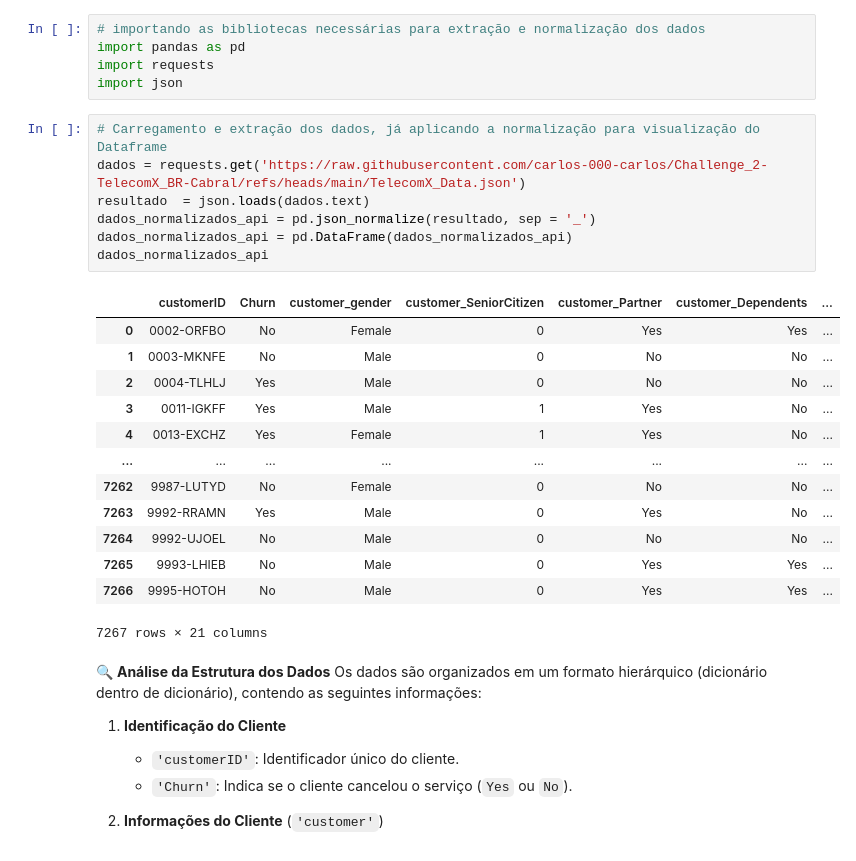
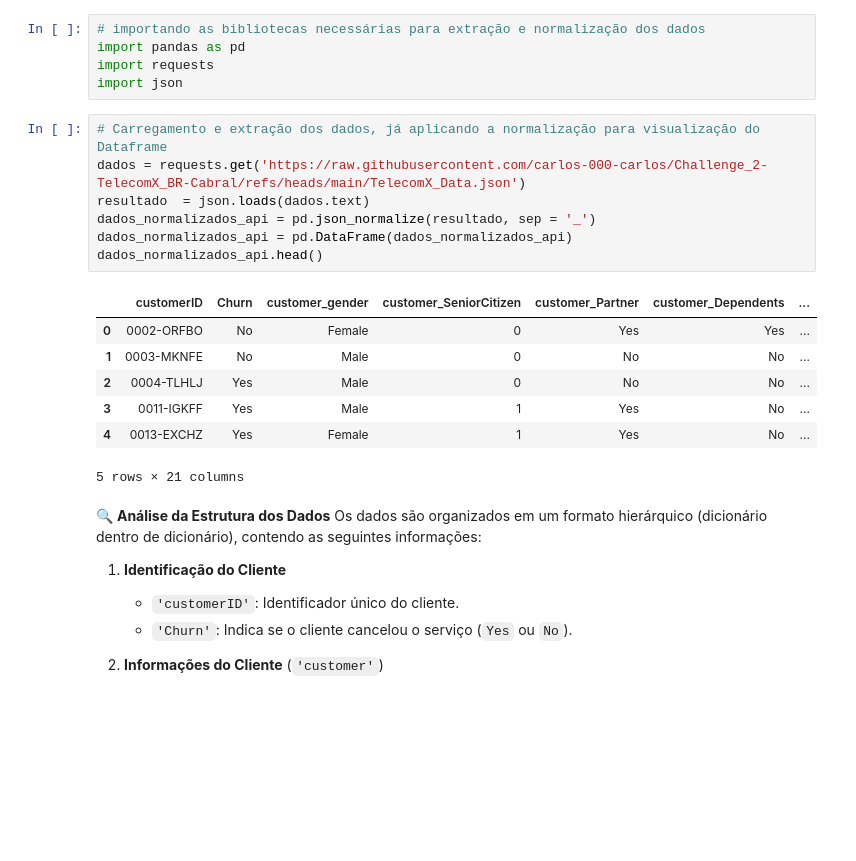
Before and after one commit to carlos-000-carlos/Challenge_2-TelecomX_BR-Cabral, a Jupyter notebook: TelecomX_BR.ipynb, the cells around one changed output. Drawn from its saved outputs; the diff is of its cells as text; blank space fills up the shorter version.

```diff
--- a/TelecomX_BR.ipynb
+++ b/TelecomX_BR.ipynb
@@ -10,24 +10,18 @@ import json
 # %%
 # Carregamento e extração dos dados, já aplicando a normalização para visualização do Dataframe
 dados = requests.get('https://raw.githubusercontent.com/carlos-000-carlos/Challenge_2-TelecomX_BR-Cabral/refs/heads/main/TelecomX_Data.json')
 resultado  = json.loads(dados.text)
 dados_normalizados_api = pd.json_normalize(resultado, sep = '_')
 dados_normalizados_api = pd.DataFrame(dados_normalizados_api)
-dados_normalizados_api
+dados_normalizados_api.head()
 # %% [output]
 |  | customerID | Churn | customer_gender | customer_SeniorCitizen | customer_Partner | customer_Dependents | ... |
 | 0 | 0002-ORFBO | No | Female | 0 | Yes | Yes | ... |
 | 1 | 0003-MKNFE | No | Male | 0 | No | No | ... |
 | 2 | 0004-TLHLJ | Yes | Male | 0 | No | No | ... |
 | 3 | 0011-IGKFF | Yes | Male | 1 | Yes | No | ... |
 | 4 | 0013-EXCHZ | Yes | Female | 1 | Yes | No | ... |
-| ... | ... | ... | ... | ... | ... | ... | ... |
-| 7262 | 9987-LUTYD | No | Female | 0 | No | No | ... |
-| 7263 | 9992-RRAMN | Yes | Male | 0 | Yes | No | ... |
-| 7264 | 9992-UJOEL | No | Male | 0 | No | No | ... |
-| 7265 | 9993-LHIEB | No | Male | 0 | Yes | Yes | ... |
-| 7266 | 9995-HOTOH | No | Male | 0 | Yes | Yes | ... |
-7267 rows × 21 columns
+5 rows × 21 columns
 # %% [markdown]
 
 🔍 **Análise da Estrutura dos Dados**
```
Also changed, not shown: parts of 8 cells of this notebook.
